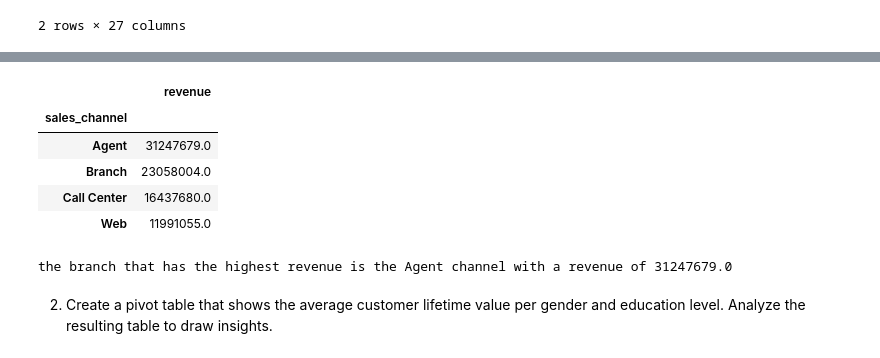
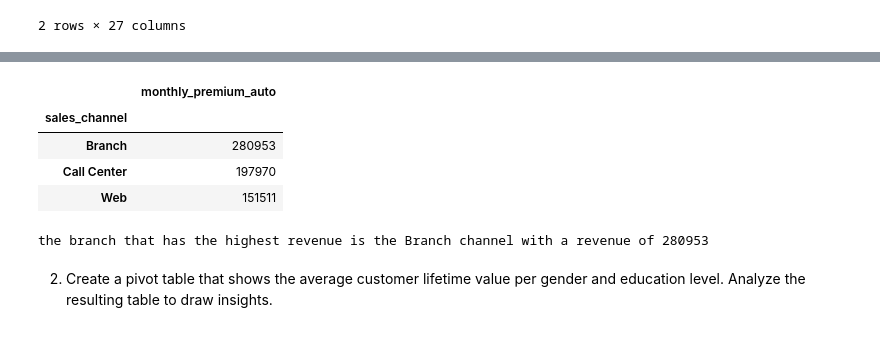
Before and after one commit to cadiyubu/lab-dw-data-structuring-and-combining, a Jupyter notebook: lab-dw-data-structuring-and-combining.ipynb, the cells around one changed output, grey strips where cells are left out. Cells and saved outputs as stored; diff of their text form; code cells hidden in the pictures.

```diff
--- a/lab-dw-data-structuring-and-combining.ipynb
+++ b/lab-dw-data-structuring-and-combining.ipynb
@@ -477,3 +476,6 @@ array([    0,     1,     2, ..., 10907, 10908, 10909], shape=(10910,))
 # %%
 #Using pivot, create a summary table showing the total revenue for each sales channel
 #(branch, call center, web, and mail).
+display(sales.sales_channel.unique()) #there is no branch mail
+sales_anal=sales[sales.sales_channel.isin(['Call Center','Web','Branch'])]
+sales_anal.head(2)
@@ -488,22 +504,21 @@ sales.head(1)
 # %%
-sales_piv = sales.pivot_table(
+sales_piv = sales_anal.pivot_table(
     index="sales_channel",
-    values="revenue",
+    values="monthly_premium_auto",
     aggfunc="sum",
 )
 display(sales_piv)
 # %% [output]
-|  | revenue |
+|  | monthly_premium_auto |
 | sales_channel |  |
-| Agent | 31247679.0 |
-| Branch | 23058004.0 |
-| Call Center | 16437680.0 |
-| Web | 11991055.0 |
+| Branch | 280953 |
+| Call Center | 197970 |
+| Web | 151511 |
 # %%
 #Analyze the resulting table to draw insights
-print(f"the branch that has the highest revenue is the Agent channel with a revenue of {sales_piv.revenue[0]}")
+print(f"the branch that has the highest revenue is the Branch channel with a revenue of {sales_piv.monthly_premium_auto[0]}")
 # %% [output]
-the branch that has the highest revenue is the Agent channel with a revenue of 31247679.0
+the branch that has the highest revenue is the Branch channel with a revenue of 280953
 # %% [markdown]
 2. Create a pivot table that shows the average customer lifetime value per gender and education level. Analyze the resulting table to draw insights.
 # %%
```
Also changed, not shown: parts of 12 cells of this notebook.
